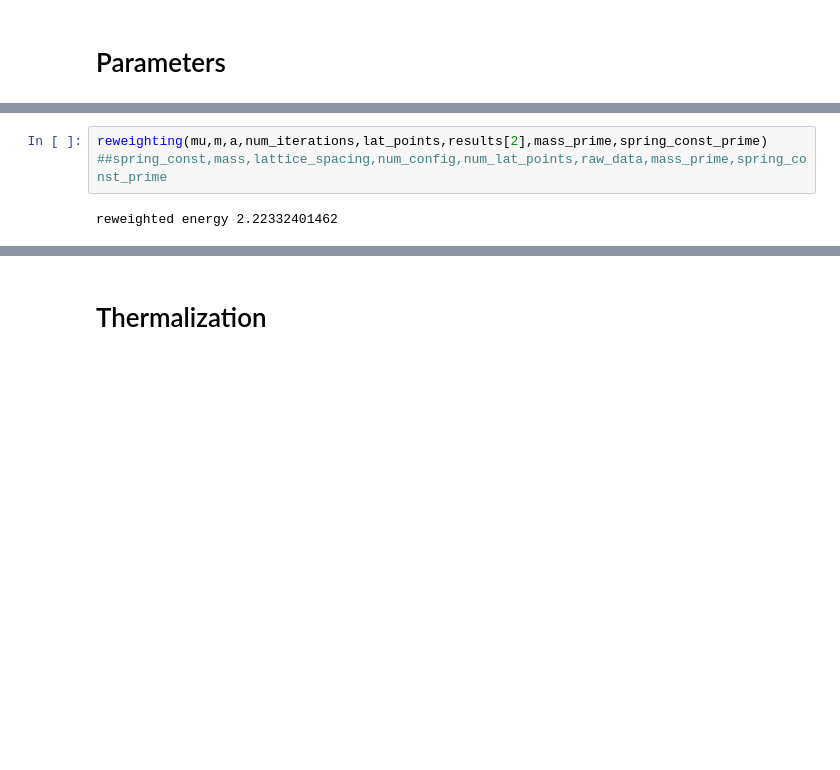
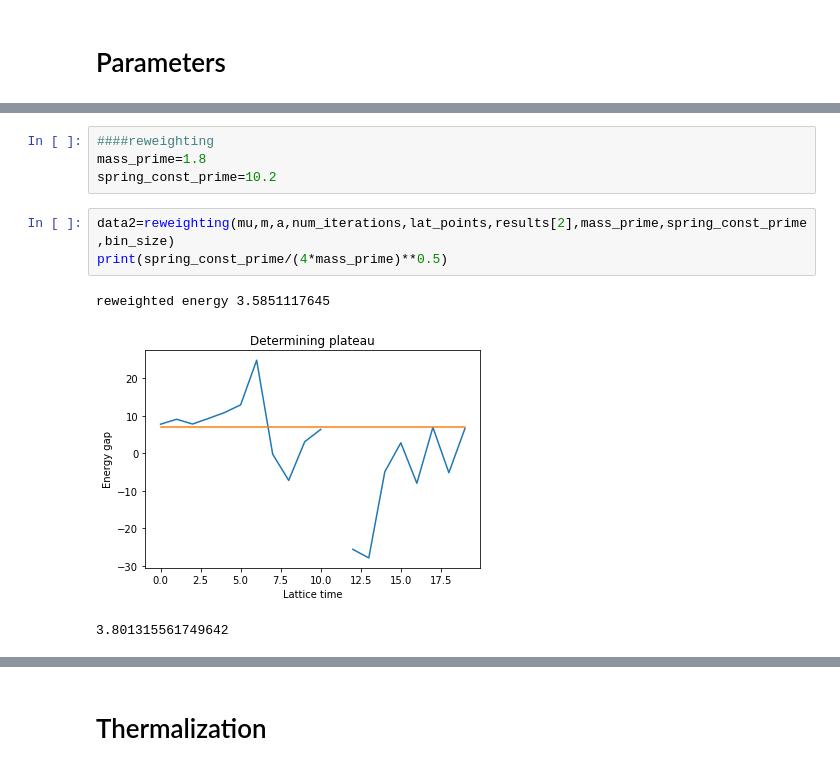
Before and after one commit to willrobs/ph353a3, a Jupyter notebook: Metropolis Algorithm.ipynb, the cells around one changed output, grey strips where cells are left out. Cells and saved outputs as stored; diff of their text form; blank space fills up the shorter version.

```diff
--- a/Metropolis Algorithm.ipynb
+++ b/Metropolis Algorithm.ipynb
@@ -613,4 +683,11 @@ bootstrap(mu,m,a,num_iterations,lat_points,num_boot_samples) ##spring_const,mass
+# %%
+####reweighting
+mass_prime=1.8
+spring_const_prime=10.2
 # %%
-reweighting(mu,m,a,num_iterations,lat_points,results[2],mass_prime,spring_const_prime) ##spring_const,mass,lattice_spacing,num_config,num_lat_points,raw_data,mass_prime,spring_const_prime
+data2=reweighting(mu,m,a,num_iterations,lat_points,results[2],mass_prime,spring_const_prime,bin_size)
+print(spring_const_prime/(4*mass_prime)**0.5)
 # %% [output]
-reweighted energy 2.22332401462
+reweighted energy 3.5851117645
+[figure, added]
+3.801315561749642
```
Also changed, not shown: parts of 14 cells of this notebook.
